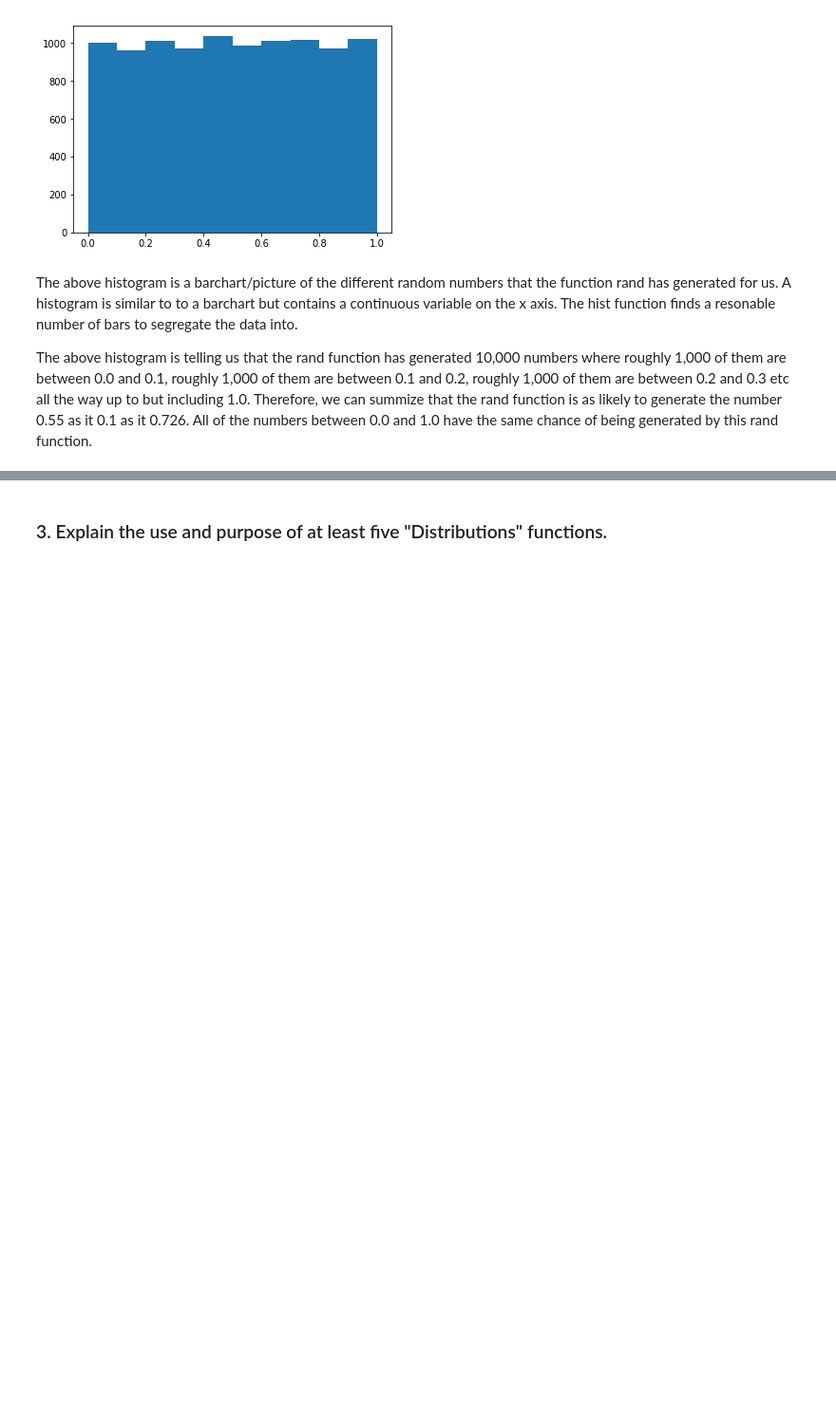
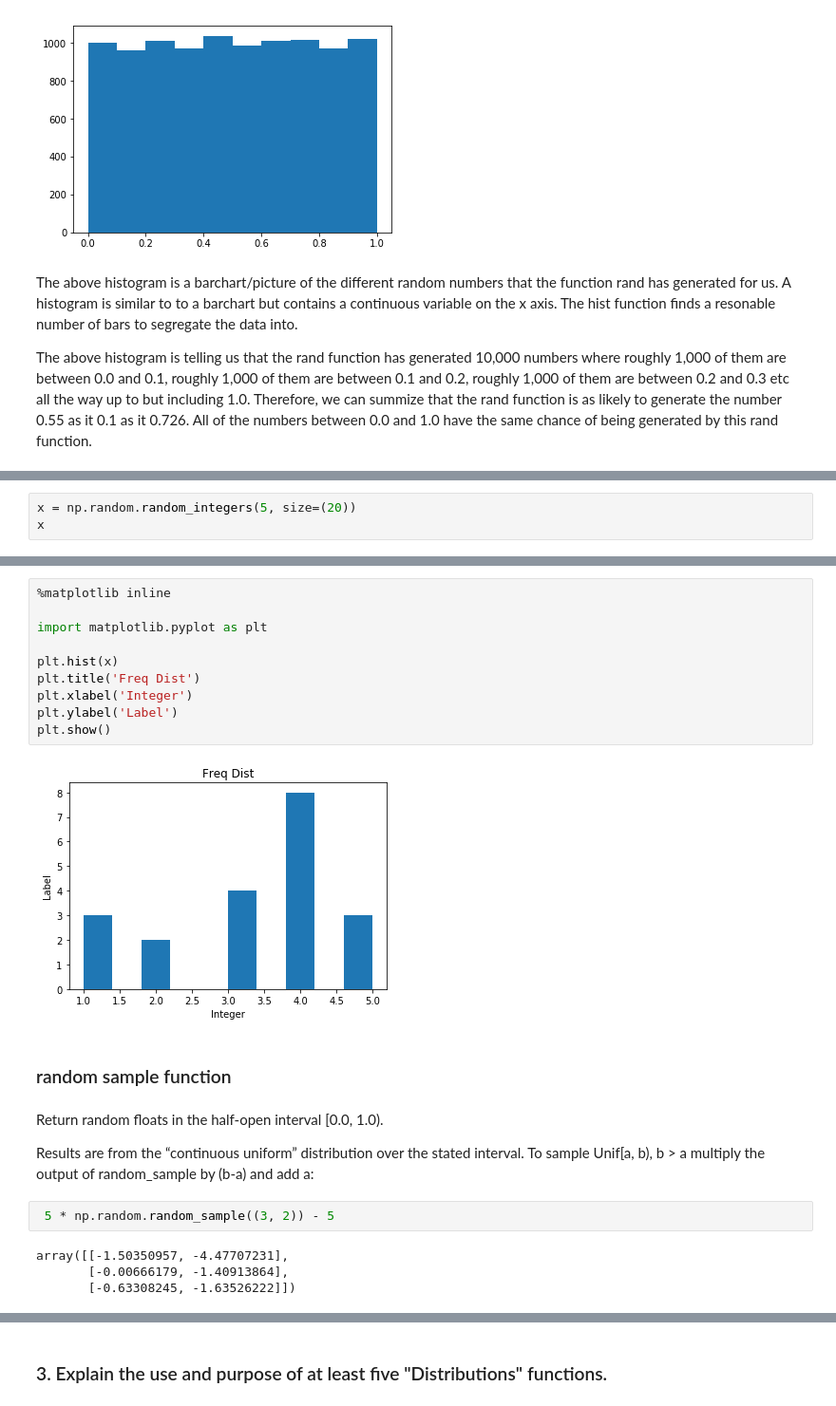
Before and after one commit to fionanealon/numpy-random, a Jupyter notebook: numpy-random.ipynb, the cells around one changed output, grey strips where cells are left out. Shown: that part at 95% size. Saved outputs shown, nothing was run; the diff lists cells and outputs as text; blank space fills up the shorter version.

```diff
--- a/numpy-random.ipynb
+++ b/numpy-random.ipynb
@@ -154,0 +249,3 @@ The above histogram is telling us that the rand function has generated 10,000 nu
+# %%
+x = np.random.random_integers(5, size=(20))
+x
@@ -154,0 +256,24 @@ The above histogram is telling us that the rand function has generated 10,000 nu
+# %%
+%matplotlib inline
+
+import matplotlib.pyplot as plt
+
+plt.hist(x)
+plt.title('Freq Dist')
+plt.xlabel('Integer')
+plt.ylabel('Label')
+plt.show()
+# %% [output]
+[figure, added]
+# %% [markdown]
+### random sample function
+# %% [markdown]
+Return random floats in the half-open interval [0.0, 1.0).
+
+Results are from the “continuous uniform” distribution over the stated interval. To sample Unif[a, b), b > a multiply the output of random_sample by (b-a) and add a:
+# %%
+ 5 * np.random.random_sample((3, 2)) - 5
+# %% [output]
+array([[-1.50350957, -4.47707231],
+       [-0.00666179, -1.40913864],
+       [-0.63308245, -1.63526222]])
```
Also changed, not shown: parts of 35 cells of this notebook.
